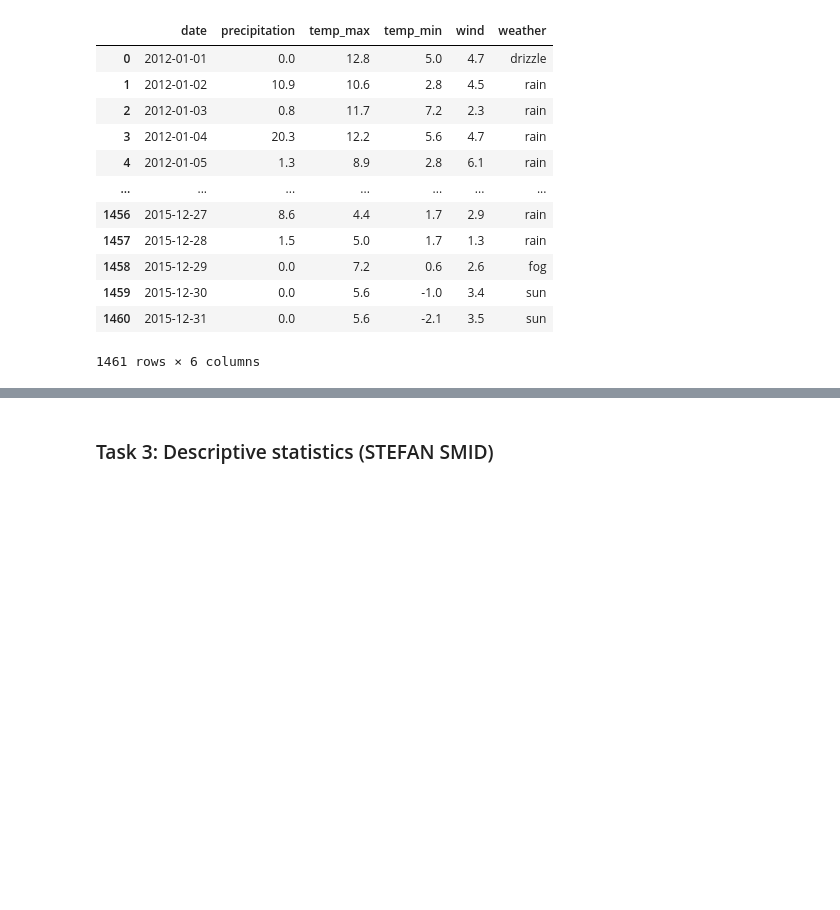
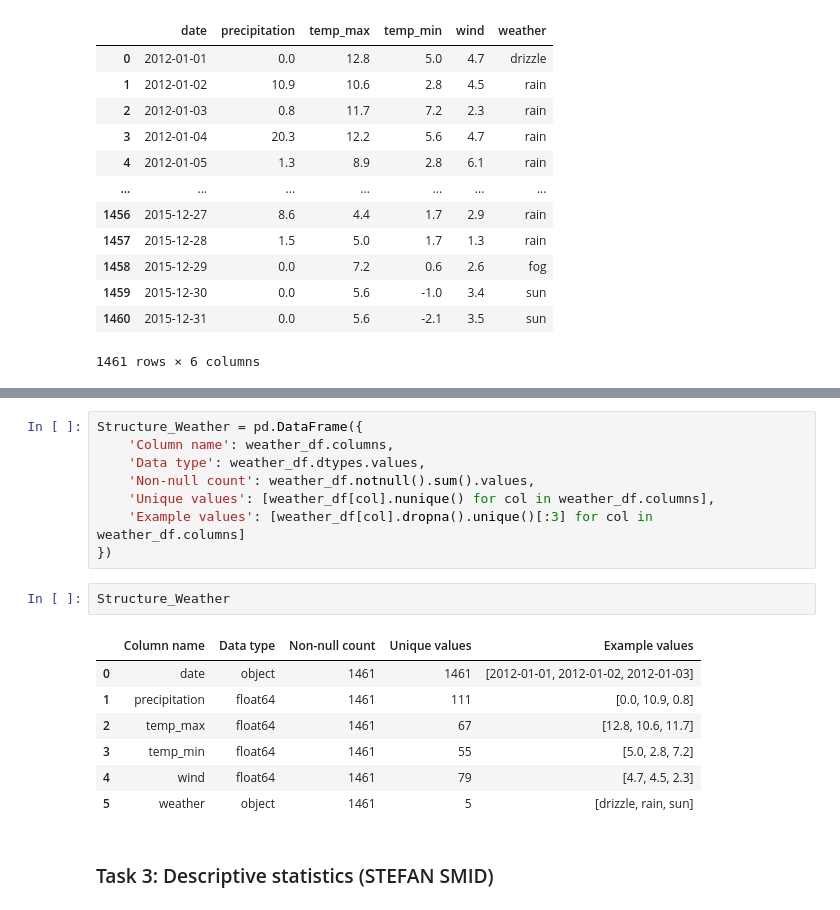
Before and after one commit to jackie0127/ASDA_2025_Group_4_Portfolio, a Jupyter notebook: notebooks/week_02_group_4_notebook.ipynb, the cells around one changed output, grey strips where cells are left out. Cells and saved outputs as stored; diff of their text form; blank space fills up the shorter version.

```diff
--- a/notebooks/week_02_group_4_notebook.ipynb
+++ b/notebooks/week_02_group_4_notebook.ipynb
@@ -69,3 +130,21 @@ weather_df
+# %%
+Structure_Weather = pd.DataFrame({
+    'Column name': weather_df.columns,
+    'Data type': weather_df.dtypes.values,
+    'Non-null count': weather_df.notnull().sum().values,
+    'Unique values': [weather_df[col].nunique() for col in weather_df.columns],
+    'Example values': [weather_df[col].dropna().unique()[:3] for col in weather_df.columns]
+})
+# %%
+Structure_Weather
+# %% [output]
+|  | Column name | Data type | Non-null count | Unique values | Example values |
+| 0 | date | object | 1461 | 1461 | [2012-01-01, 2012-01-02, 2012-01-03] |
+| 1 | precipitation | float64 | 1461 | 111 | [0.0, 10.9, 0.8] |
+| 2 | temp_max | float64 | 1461 | 67 | [12.8, 10.6, 11.7] |
+| 3 | temp_min | float64 | 1461 | 55 | [5.0, 2.8, 7.2] |
+| 4 | wind | float64 | 1461 | 79 | [4.7, 4.5, 2.3] |
+| 5 | weather | object | 1461 | 5 | [drizzle, rain, sun] |
 # %% [markdown]
 ### Task 3: Descriptive statistics (STEFAN SMID)
 # %%
```
Also changed, not shown: parts of 7 cells of this notebook, 1 other file.
